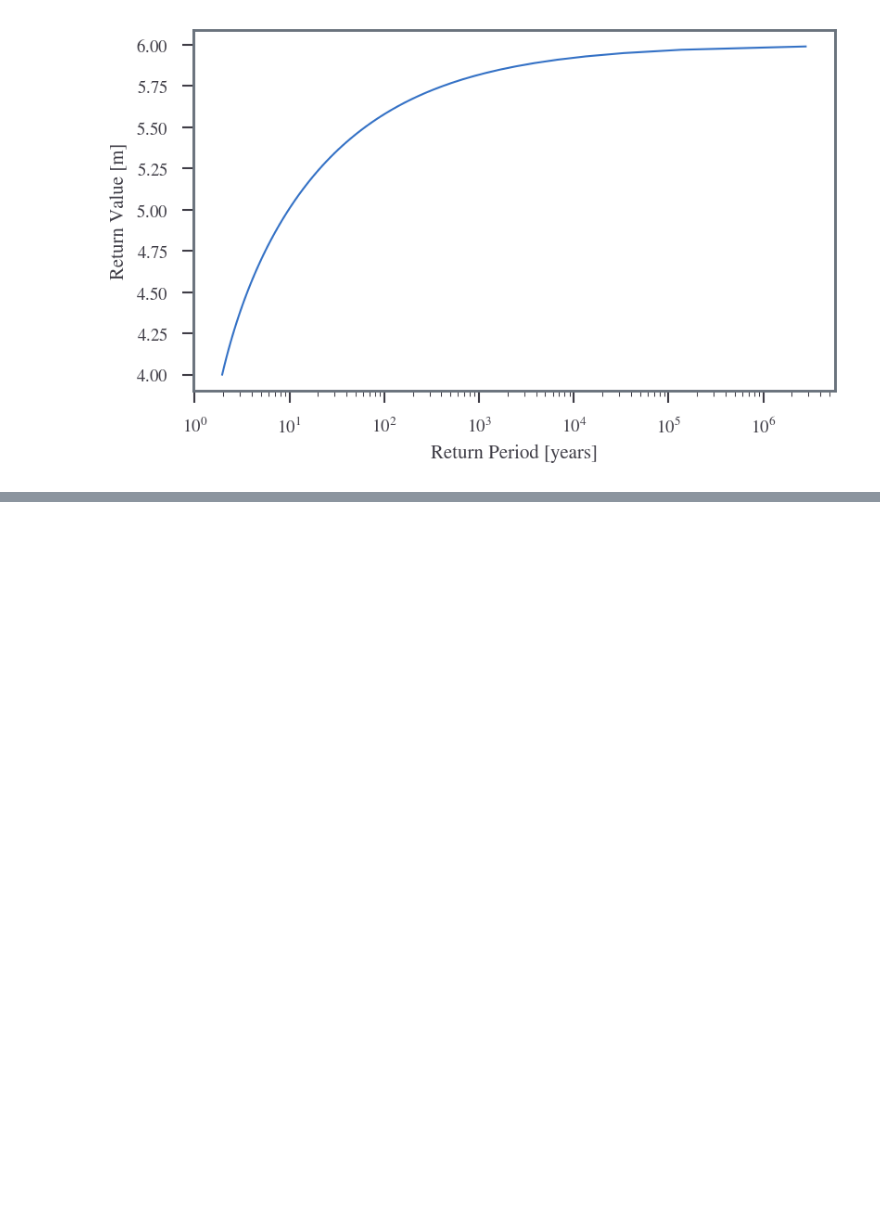
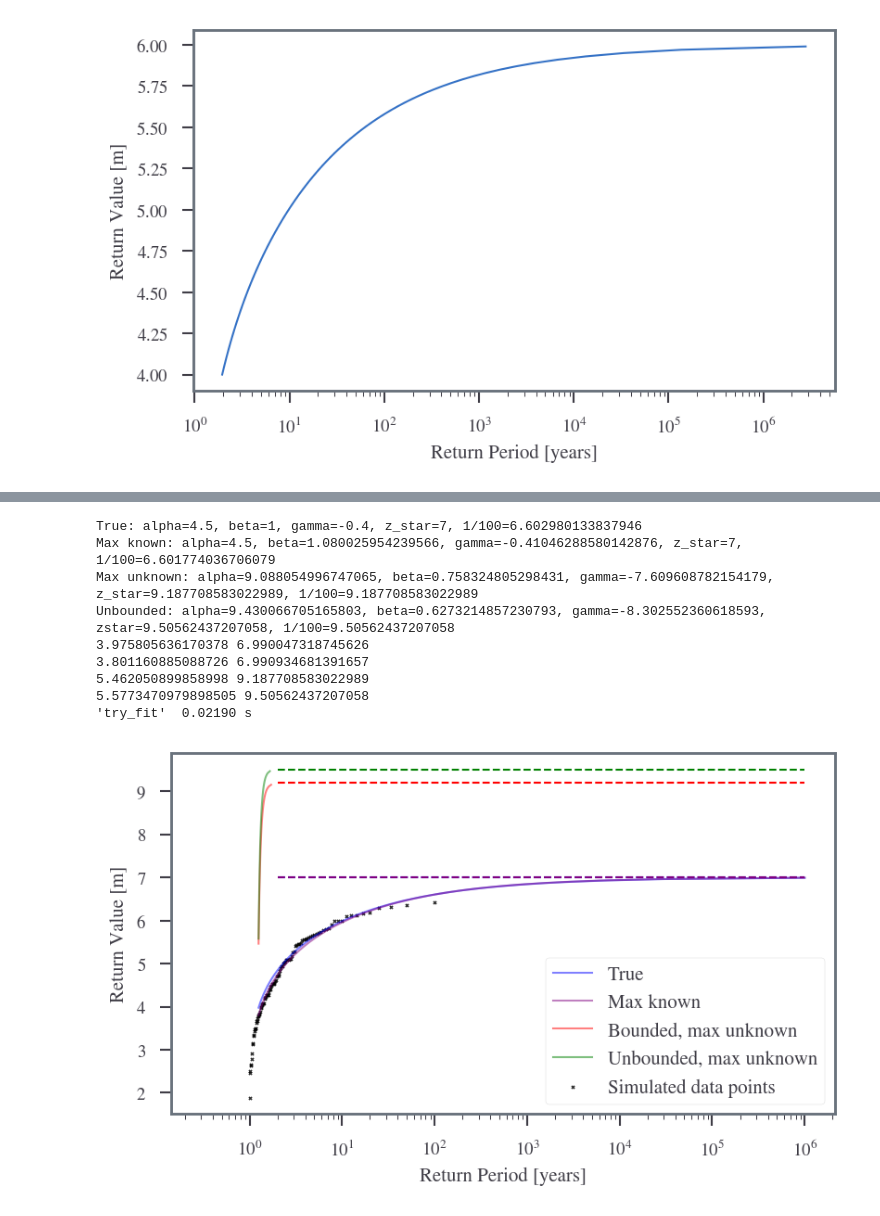
Before and after one commit to sdat2/PotentialHeight, a Jupyter notebook: ipynb/05-02-evt.ipynb, the cells around one changed output, grey strips where cells are left out. Saved outputs shown, nothing was run; the diff lists cells and outputs as text; code cells hidden in the pictures; blank space fills up the shorter version.

```diff
--- a/ipynb/05-02-evt.ipynb
+++ b/ipynb/05-02-evt.ipynb
@@ -122,7 +143,7 @@ Text(0.5, 0, 'Return Period [years]')
 # %%
 znew = np.linspace(4, 5.99, num=100)
 
-rp = 1 / (1 - bg_cum_dist(znew, z_star, mins.x[0], mins.x[1]))
+rp = 1 / (1 - bg_cdf(znew, z_star, mins.x[0], mins.x[1]))
 plt.semilogx(rp, znew)
 plt.ylabel("Return Value [m]")
 plt.xlabel("Return Period [years]")
@@ -142,14 +167,21 @@ Text(0.5, 0, 'Return Period [years]')
 from scipy.stats import genextreme
 from typing import Tuple
 
+
 def gen_samples_from_gev(z_star: float, beta: float, gamma: float, n: int):
-    return genextreme.rvs(loc=alpha_from_z_star_beta_gamma(z_star, beta, gamma), scale=beta, c=-gamma, size=n)
+    return genextreme.rvs(
+        loc=alpha_from_z_star_beta_gamma(z_star, beta, gamma),
+        scale=beta,
+        c=-gamma,
+        size=n,
+    )
 
 
 def return_ll_beta_gamma(z: np.ndarray, z_star: float):
     @np.vectorize
     def ll_beta_gamma(beta: float = 1, gamma: float = -0.5) -> float:
-        return np.sum(np.log(bg_pdf_dist(z, z_star, beta, gamma)))
+        return np.sum(np.log(bg_pdf(z, z_star, beta, gamma)))
+
     return ll_beta_gamma
 
 
@@ -158,12 +190,12 @@ def return_ll_alpha_beta_gamma(z: np.ndarray):
     def ll_alpha_beta_gamma(
         alpha: float = 4, beta: float = 1, gamma: float = -0.5
     ) -> float:
-        return np.sum(np.log(gev_pdf_dist(z, alpha, beta, gamma)))
+        return np.sum(np.log(gev_pdf(z, alpha, beta, gamma)))
 
     return ll_alpha_beta_gamma
 
 
-def min_ll_beta_gamma(z: np.ndarray, z_star: float) -> Tuple[float, float]:
+def min_ll_bg(z: np.ndarray, z_star: float) -> Tuple[float, float]:
     mins = minimize(
         lambda x: -return_ll_beta_gamma(z, z_star)(x[0], x[1]),
         x0=[1, -0.5],
@@ -171,7 +203,8 @@ def min_ll_beta_gamma(z: np.ndarray, z_star: float) -> Tuple[float, float]:
     )
     return mins.x[0], mins.x[1]
 
-def min_ll_alpha_beta_gamma(z: np.ndarray, bounded: bool = True) -> Tuple[float, float, float]:
+
+def min_ll_gev(z: np.ndarray, bounded: bool = True) -> Tuple[float, float, float]:
     if bounded:
         tup = (None, -0.01)
     else:
@@ -180,9 +213,8 @@ def min_ll_alpha_beta_gamma(z: np.ndarray, bounded: bool = True) -> Tuple[float,
         lambda x: -return_ll_alpha_beta_gamma(z)(x[0], x[1], x[2]),
         x0=[4, 1, -0.3],
         bounds=[(None, None), (0.01, None), tup],
-        jac='3-point',
-        hess='3-point',
-
+        jac="3-point",
+        hess="3-point",
     )
     return mins.x[0], mins.x[1], mins.x[2]
 # %%
@@ -242,0 +298,13 @@ Unbounded: alpha=5.060957633794544, beta=1.1026625497643894, gamma=-3.1372462626
+# %%
+try_fit(z_star=7, beta=1, gamma=-0.4, n=100)
+# %% [output]
+True: alpha=4.5, beta=1, gamma=-0.4, z_star=7, 1/100=6.602980133837946
+Max known: alpha=4.5, beta=1.080025954239566, gamma=-0.41046288580142876, z_star=7, 1/100=6.601774036706079
+Max unknown: alpha=9.088054996747065, beta=0.758324805298431, gamma=-7.609608782154179, z_star=9.187708583022989, 1/100=9.187708583022989
+Unbounded: alpha=9.430066705165803, beta=0.6273214857230793, gamma=-8.302552360618593, zstar=9.50562437207058, 1/100=9.50562437207058
+3.975805636170378 6.990047318745626
+3.801160885088726 6.990934681391657
+5.462050899858998 9.187708583022989
+5.5773470979898505 9.50562437207058
+'try_fit'  0.02190 s
+[figure, added]
```
Also changed, not shown: parts of 11 cells of this notebook, 10 other files.
